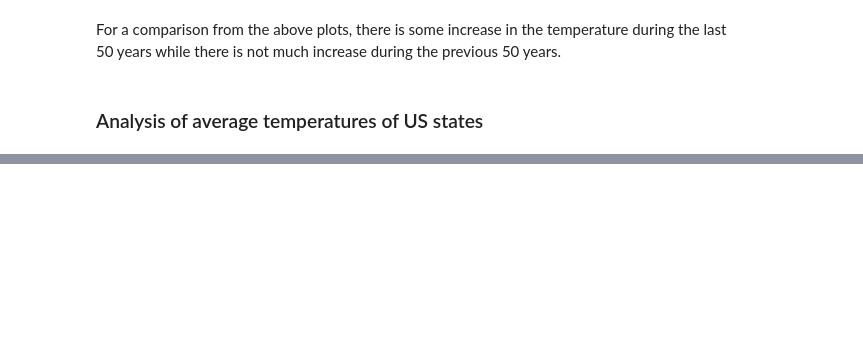
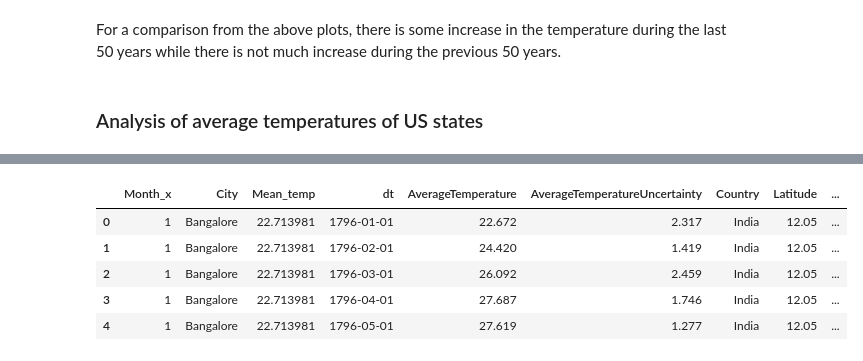
Before and after one commit to unpatel1/Challenge_AProjectAWeek, a Jupyter notebook: Week_10/Week_10_00_Global_Warming_Analysis.ipynb, the cells around one changed output, grey strips where cells are left out. Cells and saved outputs as stored; diff of their text form; code cells hidden in the pictures; blank space fills up the shorter version.

```diff
--- a/Week_10/Week_10_00_Global_Warming_Analysis.ipynb
+++ b/Week_10/Week_10_00_Global_Warming_Analysis.ipynb
@@ -564,0 +774,6 @@ For a comparison from the above plots, there is some increase in the temperature
+# %%
+# Converting the dt column to datetime
+cities['dt'] = pd.to_datetime(cities['dt'])
+# %%
+# Fetching the month from dt column
+cities['Month'] = cities['dt'].dt.month
@@ -564,0 +787,4 @@ For a comparison from the above plots, there is some increase in the temperature
+# %%
+# Grouping the data, first on the basis of month and after that on the basis of city. After that, access the average temp
+cities_temp = cities.groupby(['Month','City'])['AverageTemperature'].mean().to_frame().reset_index()
+cities_temp.head()
@@ -564,0 +798,14 @@ For a comparison from the above plots, there is some increase in the temperature
+# %%
+# Assigning new column names to the cities_temp dataframe
+cities_temp.columns = ['Month','City','Mean_temp']
+# %%
+# Merging cities dataframe to cities_temp dataframe to get the Latitude & Longitude info
+df = cities_temp.merge(right = cities, on = 'City')
+df.head()
+# %% [output]
+|  | Month_x | City | Mean_temp | dt | AverageTemperature | AverageTemperatureUncertainty | Country | Latitude | ... |
+| 0 | 1 | Bangalore | 22.713981 | 1796-01-01 | 22.672 | 2.317 | India | 12.05 | ... |
+| 1 | 1 | Bangalore | 22.713981 | 1796-02-01 | 24.420 | 1.419 | India | 12.05 | ... |
+| 2 | 1 | Bangalore | 22.713981 | 1796-03-01 | 26.092 | 2.459 | India | 12.05 | ... |
+| 3 | 1 | Bangalore | 22.713981 | 1796-04-01 | 27.687 | 1.746 | India | 12.05 | ... |
+| 4 | 1 | Bangalore | 22.713981 | 1796-05-01 | 27.619 | 1.277 | India | 12.05 | ... |
```
Also changed, not shown: parts of 55 cells of this notebook.
